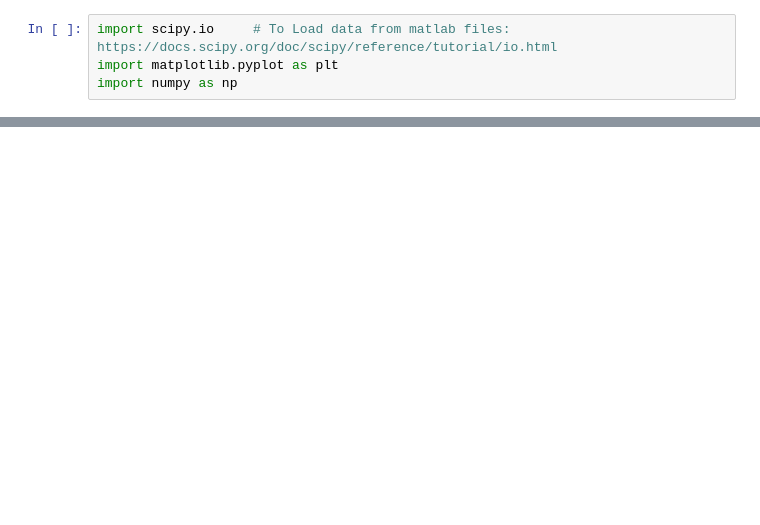
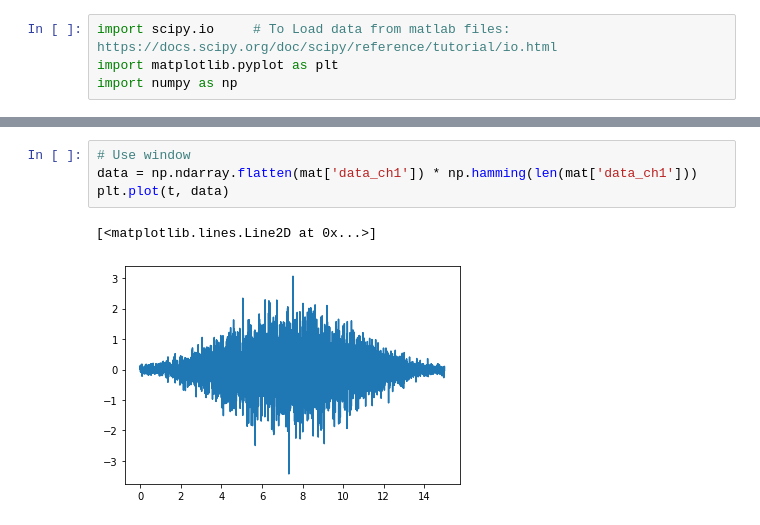
Before and after one commit to Guppy16/Windowing, a Jupyter notebook: DFT_example.ipynb, the cells around one changed output, grey strips where cells are left out. Saved outputs shown, nothing was run; the diff lists cells and outputs as text; blank space fills up the shorter version.

```diff
--- a/DFT_example.ipynb
+++ b/DFT_example.ipynb
@@ -50,3 +46,10 @@ Text(0.5, 1.0, 'Floor 1 Response')
+# %%
+# Use window
+data = np.ndarray.flatten(mat['data_ch1']) * np.hamming(len(mat['data_ch1']))
+plt.plot(t, data)
+# %% [output]
+[<matplotlib.lines.Line2D at 0x...>]
+[figure, added]
 # %%
 # DFT Analysis
 
```
Also changed, not shown: parts of 4 cells of this notebook, 19 other files.
